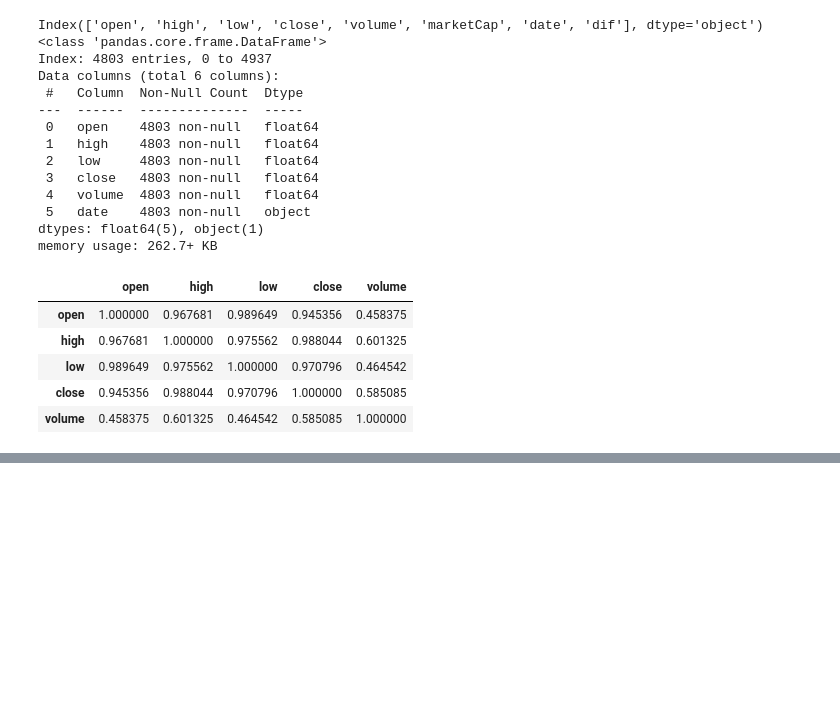
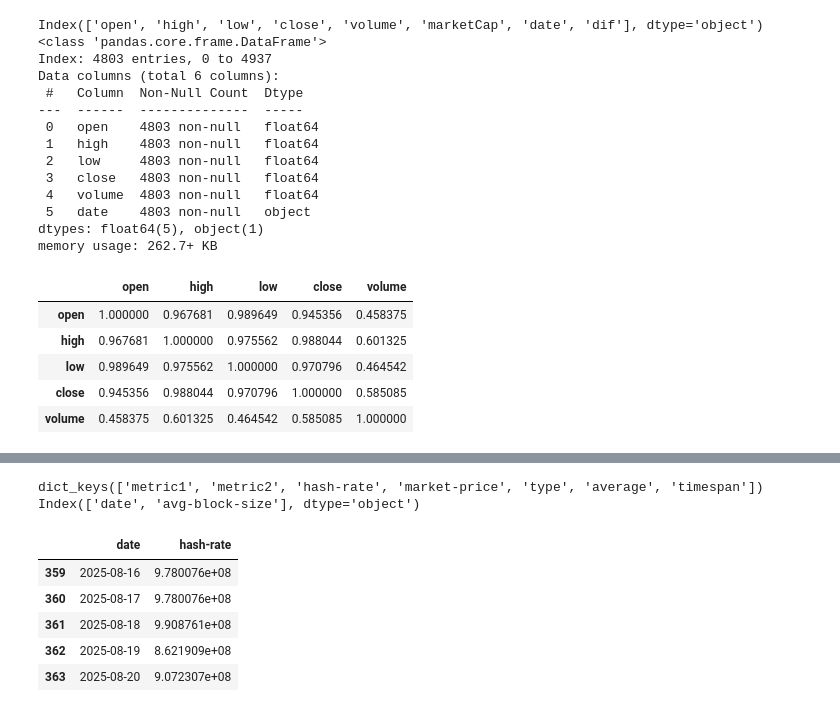
Before and after one commit to DmitryShaleoniy/bitcoin_analysis, a Jupyter notebook: analysis of emissions.ipynb, the cells around one changed output, grey strips where cells are left out. Cells and saved outputs as stored; diff of their text form; code cells hidden in the pictures; blank space fills up the shorter version.

```diff
--- a/analysis of emissions.ipynb
+++ b/analysis of emissions.ipynb
@@ -614,0 +660,36 @@ all
+# %%
+# hash_rate_df = pd.read_json('hash-rate.json')
+# hash_rate_df = hash_rate_df.drop(columns=['metric1', 'metric2', 'timespan', 'average', 'type'])
+
+# hash_rate_df['date'] = hash_rate_df['hash-rate'].apply(lambda x: x['x'])
+# hash_rate_df['hash-rate'] = hash_rate_df['hash-rate'].apply(lambda x: x['y'])
+# hash_rate_df['market-price'] = hash_rate_df['market-price'].apply(lambda x: x['y'])
+# hash_rate_df['date'] = pd.to_datetime(hash_rate_df['date'], unit='ms')
+
+
+with open('hash-rate-year.json', 'r', encoding='utf-8') as file: #здесь данные за последний год - каждый день
+    data = json.load(file)
+    hash_df = pd.DataFrame(data['hash-rate'])
+#print(data)
+print(data.keys())
+print(block_df.columns)
+hash_df['x'].head()
+hash_df['y'].tail()
+
+hash_df['x'] = pd.to_datetime(hash_df['x'], unit='ms')
+
+hash_df = hash_df.rename(columns={'x': 'date'})
+hash_df = hash_df.rename(columns={'y': 'hash-rate'})
+
+hash_df= hash_df.reset_index(drop=True)
+
+hash_df.tail()
+# %% [output]
+dict_keys(['metric1', 'metric2', 'hash-rate', 'market-price', 'type', 'average', 'timespan'])
+Index(['date', 'avg-block-size'], dtype='object')
+|  | date | hash-rate |
+| 359 | 2025-08-16 | 9.780076e+08 |
+| 360 | 2025-08-17 | 9.780076e+08 |
+| 361 | 2025-08-18 | 9.908761e+08 |
+| 362 | 2025-08-19 | 8.621909e+08 |
+| 363 | 2025-08-20 | 9.072307e+08 |
```
Also changed, not shown: parts of 2 cells of this notebook, 4 other files.
